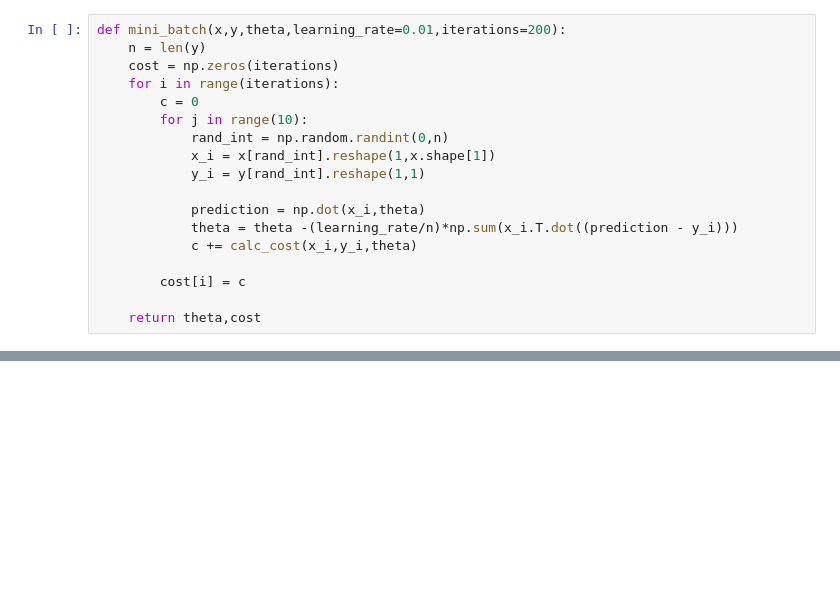
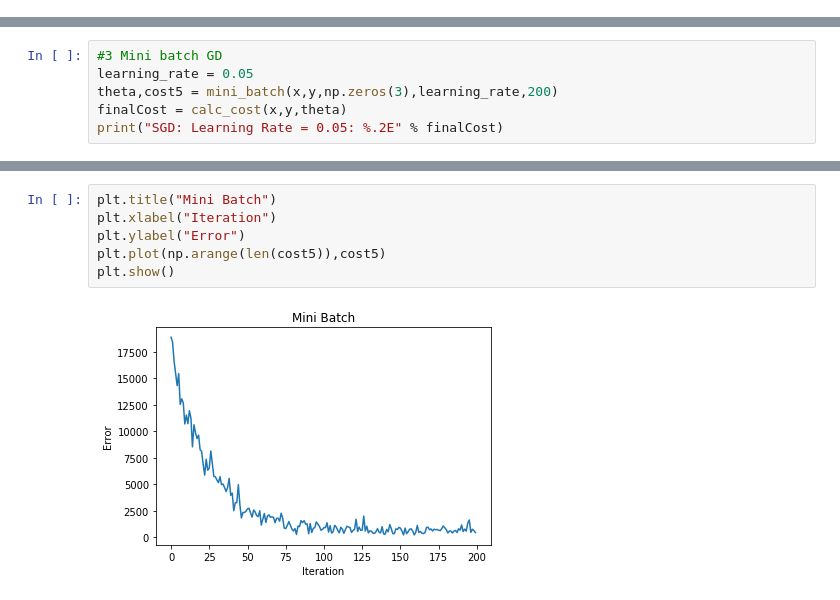
Before and after one commit to Rkanehisa/AlgebraOtimizacaoML, a Jupyter notebook: trabalho_3/trabalho_3.ipynb, the cells around one changed output, grey strips where cells are left out. Drawn from its saved outputs; the diff is of its cells as text; blank space fills up the shorter version.

```diff
--- a/trabalho_3/trabalho_3.ipynb
+++ b/trabalho_3/trabalho_3.ipynb
@@ -44,21 +100,3 @@ def SGD(x,y,theta,learning_rate=0.05,iterations=1000):
         cost[i] = c
 
     return theta,cost
-# %%
-def mini_batch(x,y,theta,learning_rate=0.01,iterations=200):
-    n = len(y)
-    cost = np.zeros(iterations)
-    for i in range(iterations):
-        c = 0
-        for j in range(10):
-            rand_int = np.random.randint(0,n)
-            x_i = x[rand_int].reshape(1,x.shape[1])
-            y_i = y[rand_int].reshape(1,1)
-
-            prediction = np.dot(x_i,theta)
-            theta = theta -(learning_rate/n)*np.sum(x_i.T.dot((prediction - y_i)))
-            c += calc_cost(x_i,y_i,theta)
-
-        cost[i] = c
-
-    return theta,cost
@@ -93,0 +187,6 @@ a = [1,2,3,4,5]
+# %%
+#3 Mini batch GD
+learning_rate = 0.05
+theta,cost5 = mini_batch(x,y,np.zeros(3),learning_rate,200)
+finalCost = calc_cost(x,y,theta)
+print("SGD: Learning Rate = 0.05: %.2E" % finalCost)
@@ -93,0 +204,8 @@ a = [1,2,3,4,5]
+# %%
+plt.title("Mini Batch")
+plt.xlabel("Iteration")
+plt.ylabel("Error")
+plt.plot(np.arange(len(cost5)),cost5)
+plt.show()
+# %% [output]
+[figure, added]
```
Also changed, not shown: parts of 22 cells of this notebook, 1 other file.
